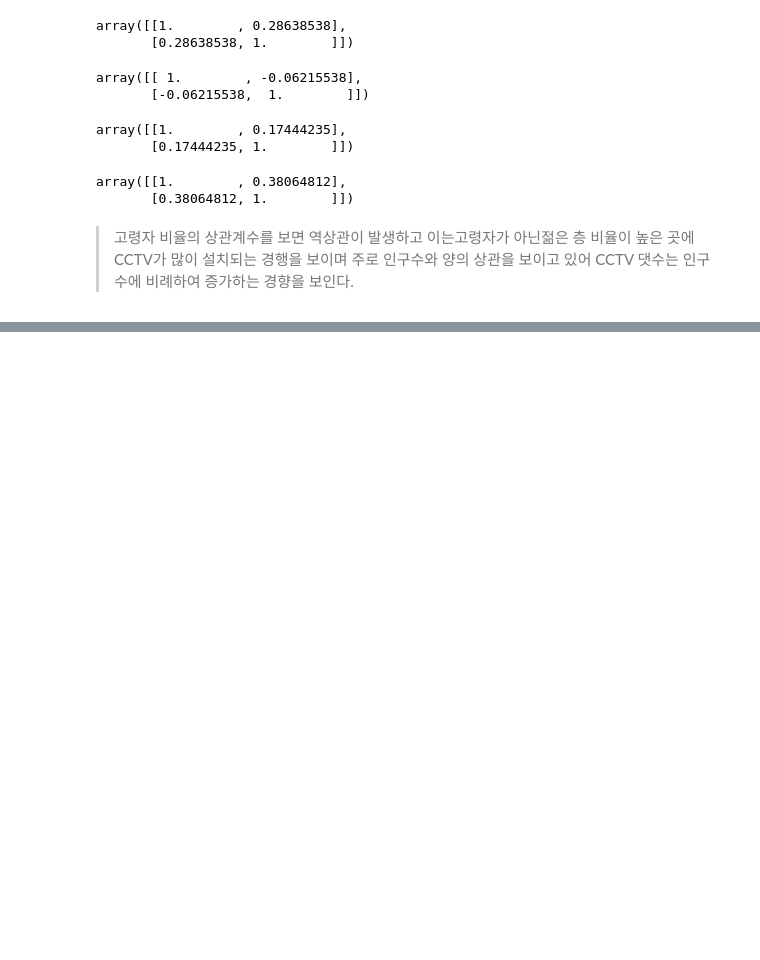
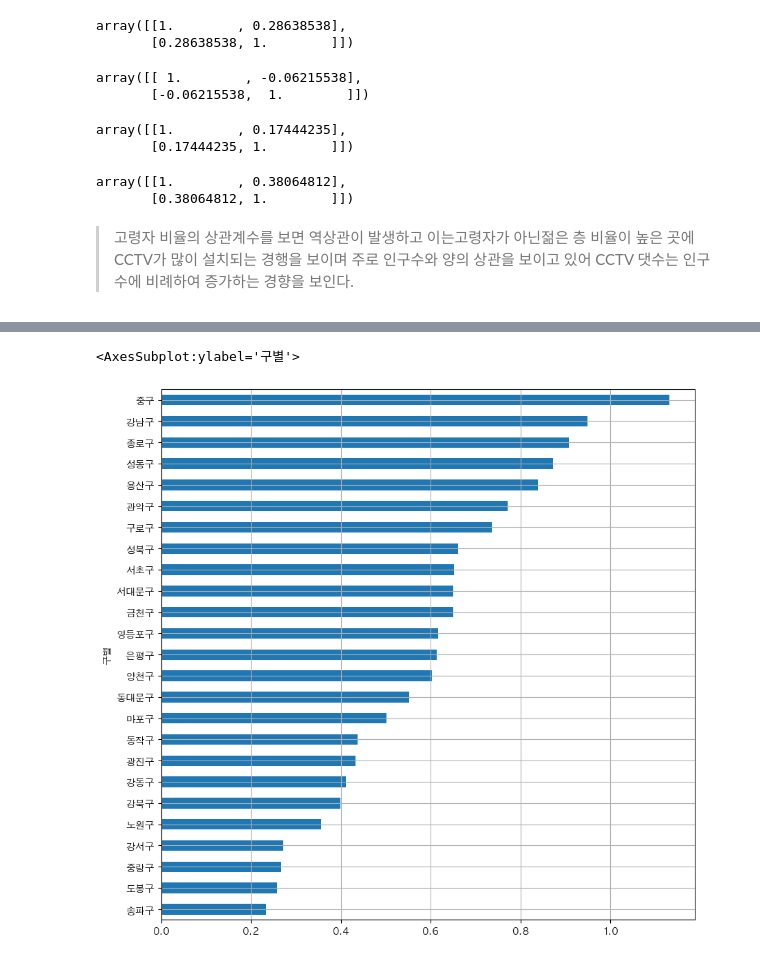
Before and after one commit to kim0502/Pythonelkim, a Jupyter notebook: 3.DataAnalysis/Note/15.서울시 인구대비 CCTV현황분석.ipynb, the cells around one changed output, grey strips where cells are left out. Cells and saved outputs as stored; diff of their text form; code cells hidden in the pictures; blank space fills up the shorter version.

```diff
--- a/3.DataAnalysis/Note/15.서울시 인구대비 CCTV현황분석.ipynb
+++ b/3.DataAnalysis/Note/15.서울시 인구대비 CCTV현황분석.ipynb
@@ -363,0 +437,3 @@ array([[1.        , 0.38064812],
+# %%
+Data_result['인구대비CCTV비율'] = Data_result['소계'] / Data_result['인구수'] *100
+Data_result.head()
@@ -363,0 +448,9 @@ array([[1.        , 0.38064812],
+# %%
+Data_result['인구대비CCTV비율'].sort_values().plot(
+    kind = 'barh',
+    grid =True,
+    figsize = (10,10)
+)
+# %% [output]
+<AxesSubplot:ylabel='구별'>
+[figure, added]
```
Also changed, not shown: parts of 29 cells of this notebook, 44 other files.
